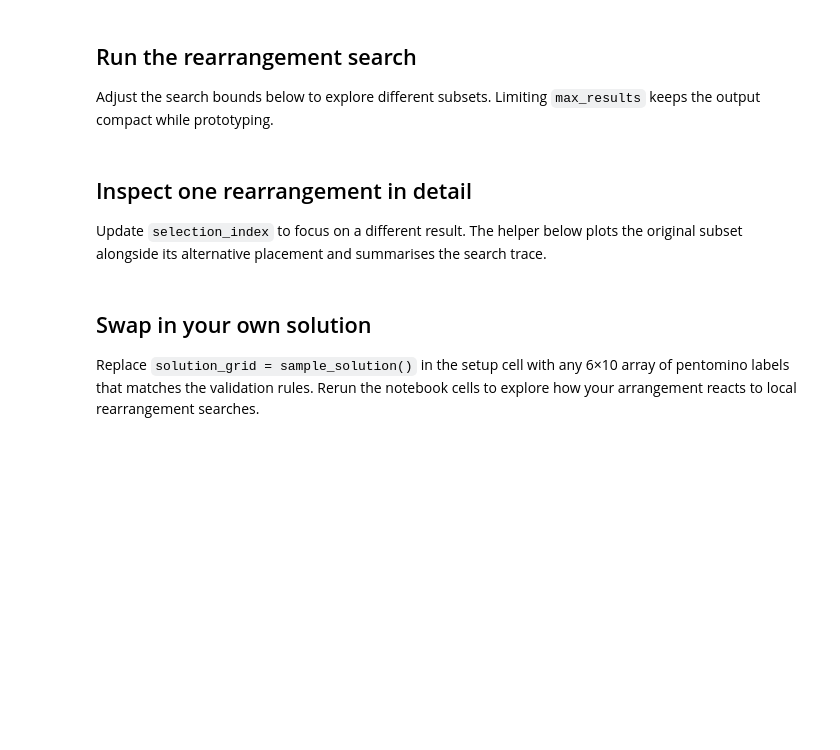
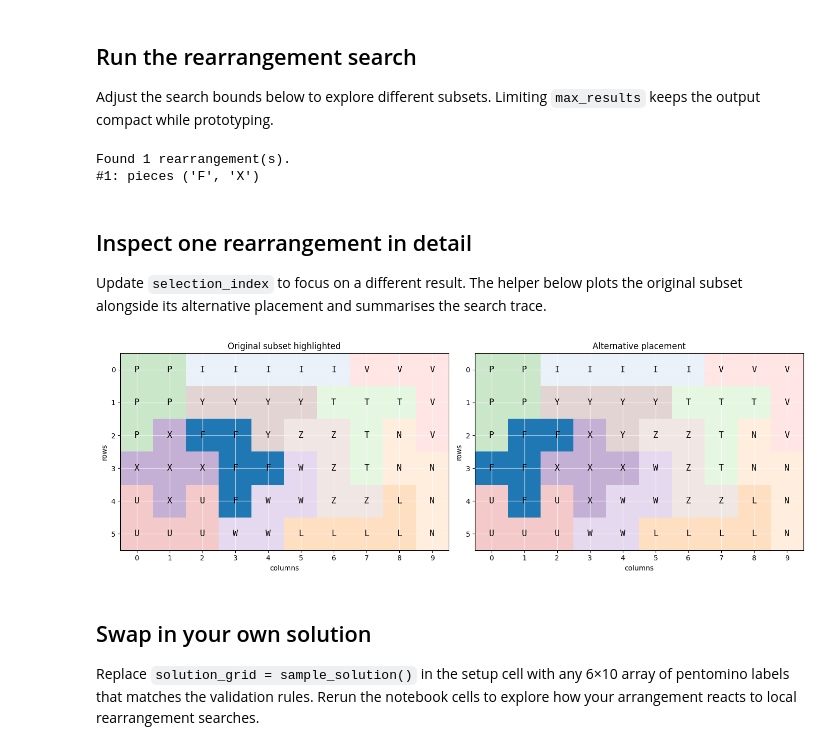
Before and after one commit to Kenta2076/pento, a Jupyter notebook: notebooks/local_rearrangement_visualization.ipynb, the cells around one changed output. Drawn from its saved outputs; the diff is of its cells as text; code cells hidden in the pictures; blank space fills up the shorter version.

```diff
--- a/notebooks/local_rearrangement_visualization.ipynb
+++ b/notebooks/local_rearrangement_visualization.ipynb
@@ -73,8 +75,8 @@ plt.show()
 Adjust the search bounds below to explore different subsets. Limiting `max_results` keeps the output compact while prototyping.
 # %%
 min_subset = 2
-max_subset = None  # Set to an integer to cap the subset size.
-max_results = 3
+max_subset = 5  # Set to an integer to cap the subset size.
+max_results = None
 
 rearrangements = find_local_rearrangements(
     solution_grid,
@@ -86,6 +88,9 @@ rearrangements = find_local_rearrangements(
 print(f"Found {len(rearrangements)} rearrangement(s).")
 for index, alt in enumerate(rearrangements, start=1):
     print(f"#{index}: pieces {alt.pieces}")
+# %% [output]
+Found 1 rearrangement(s).
+#1: pieces ('F', 'X')
 # %% [markdown]
 ## Inspect one rearrangement in detail
 
@@ -93,55 +98,57 @@ Update `selection_index` to focus on a different result. The helper below plots
 # %%
 selection_index = 0  # zero-based index into `rearrangements`
 
 if not rearrangements:
     raise ValueError("No rearrangements available. Re-run the search with different limits.")
 
 selection = rearrangements[selection_index]
 subset = selection.pieces
 
-traced = trace_local_rearrangements(
-    solution_grid,
-    min_subset_size=min_subset,
-    max_subset_size=max_subset,
-    max_results=selection_index + 1,
-)
-traced_selection = traced[selection_index]
-_, steps = traced_selection
+#traced = trace_local_rearrangements(
+#    solution_grid,
+#    min_subset_size=min_subset,
+#    max_subset_size=max_subset,
+#    max_results=selection_index + 1,
+#)
+#traced_selection = traced[selection_index]
+#_, steps = traced_selection
 
 fig, axes = plt.subplots(1, 2, figsize=(14, 5), constrained_layout=True)
 plot_colored_label_grid(
     solution_grid,
     ax=axes[0],
     title="Original subset highlighted",
     highlight=subset,
 )
 plot_colored_label_grid(
     selection.alternative_grid,
     ax=axes[1],
     title="Alternative placement",
     highlight=subset,
 )
 for ax in axes:
     ax.set_xlabel("columns")
     ax.set_ylabel("rows")
 plt.show()
 
-rows = [
-    {
-        "step": idx,
-        "depth": step.depth,
-        "piece": step.piece or "-",
-        "status": step.status,
-        "cells": sorted(step.placement) if step.placement is not None else [],
-    }
-    for idx, step in enumerate(steps)
-]
+#rows = [
+#    {
+#        "step": idx,
+#        "depth": step.depth,
+#        "piece": step.piece or "-",
+#        "status": step.status,
+#        "cells": sorted(step.placement) if step.placement is not None else [],
+#    }
+#    for idx, step in enumerate(steps)
+#]
 
-if pd is not None:
-    display(pd.DataFrame(rows))
-else:
-    for row in rows:
-        print(row)
+#if pd is not None:
+#    display(pd.DataFrame(rows))
+#else:
+#    for row in rows:
+#        print(row)
+# %% [output]
+[figure, added]
 # %% [markdown]
 ## Swap in your own solution
 
```
Also changed, not shown: parts of 1 cell of this notebook.
